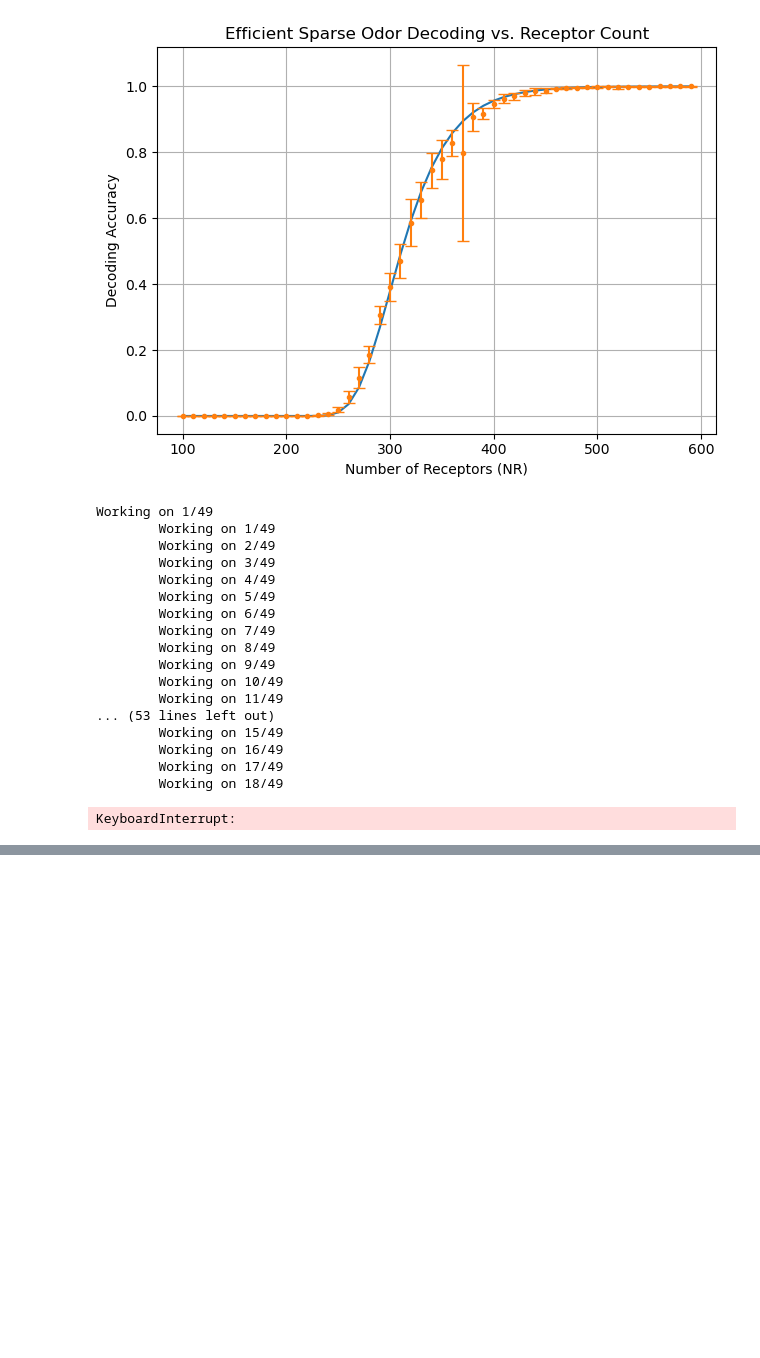
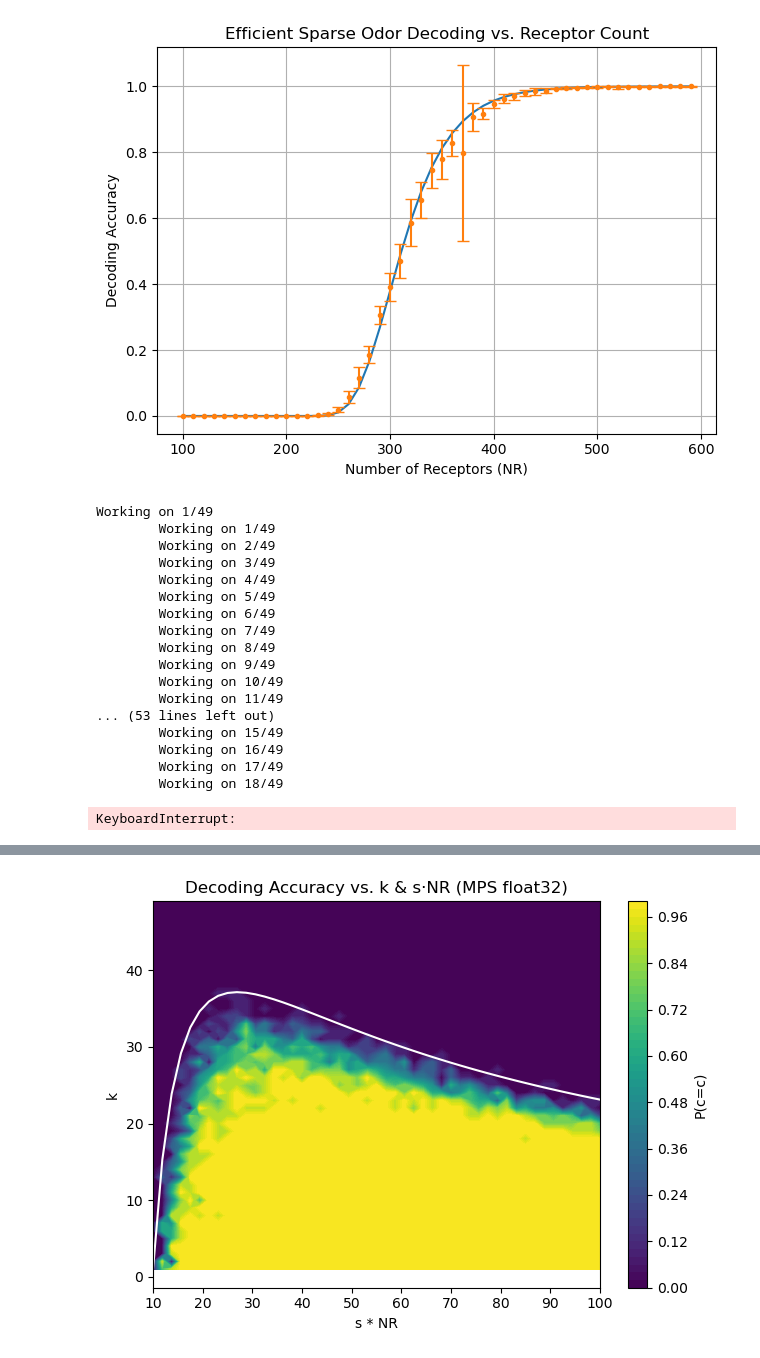
Before and after one commit to louis-jingzhe-jiang/phys304-project, a Jupyter notebook: notebook.ipynb, the cells around one changed output, grey strips where cells are left out. Saved outputs shown, nothing was run; the diff lists cells and outputs as text; code cells hidden in the pictures; blank space fills up the shorter version.

```diff
--- a/notebook.ipynb
+++ b/notebook.ipynb
@@ -294,0 +306,82 @@ Running on mps
+# %%
+import torch
+import numpy as np
+from matplotlib import pyplot as plt
+
+# pick MPS on macOS, else CPU
+device = torch.device('mps') if torch.backends.mps.is_available() else torch.device('cpu')
+print("Running on", device)
+
+# phalf can stay in NumPy, since it's tiny
+def phalf(s):
+    return -(-4.61486830584 + np.log(1/s)) / s
+
+# --- reuse our float32 MPS class: ---
+class BinaryEliminationSystemTorch:
+    def __init__(self, nl, nr, k, s, device):
+        self.device = device
+        self.nl, self.nr, self.k, self.s = nl, nr, k, s
+        self._make_ss_mat()
+
+    def _make_ss_mat(self):
+        # float32 0/1 sensing matrix
+        self.ss_mat = (torch.rand(self.nr, self.nl, device=self.device) < self.s).to(torch.float32)
+
+    def _make_odors(self, count):
+        odors = torch.zeros(self.nl, count, dtype=torch.float32, device=self.device)
+        for j in range(count):
+            idx = torch.randperm(self.nl, device=self.device)[:self.k]
+            odors[idx, j] = 1.0
+        return odors
+
+    def encode_decode(self, count):
+        odors = self._make_odors(count)           # (nl×count)
+        rr    = self.ss_mat @ odors               # (nr×count) sums
+        inactive = (rr == 0.0)                    # (nr×count) bool
+
+        bind_bool = self.ss_mat.bool().unsqueeze(2)   # (nr×nl×1)
+        inactive_u = inactive.unsqueeze(1)            # (nr×1×count)
+        zero_mask  = (bind_bool & inactive_u).any(dim=0)  # (nl×count) bool
+
+        pred = torch.ones(self.nl, count, dtype=torch.float32, device=self.device)
+        pred[zero_mask] = 0.0
+        return odors, pred
+
+    def accuracy(self, odors, pred):
+        od_b = odors  > 0.5
+        pd_b = pred   > 0.5
+        matches = (od_b == pd_b).all(dim=0)
+        return matches.sum().item() / matches.numel()
+
+# --- experiment setup ---
+NR      = 1000
+NL      = 100000
+k_vals  = np.arange(1, 50)
+s_vals  = np.linspace(0.01, 0.1, 49)
+
+probs   = np.zeros((len(k_vals), len(s_vals)))
+sNRs    = s_vals * NR
+ESTs    = phalf(s_vals)
+
+# --- run sims on MPS ---
+for i, s in enumerate(s_vals):
+    torch.mps.empty_cache()
+    for j, k in enumerate(k_vals):
+        sys = BinaryEliminationSystemTorch(NL, NR, k, s, device)
+        # regen sensing‐matrix each trial?
+        # (here we do one trial of 10 odors for speed)
+        odors, pred = sys.encode_decode(count=10)
+        probs[j, i] = sys.accuracy(odors, pred)
+    print(f"Done s-index {i+1}/{len(s_vals)}")
+
+# --- plotting ---
+plt.plot(sNRs, ESTs, color='w', label='Estimate phalf')
+plt.contourf(sNRs, k_vals, probs, levels=50, cmap='viridis')
+plt.colorbar(label='P(c=c)')
+plt.xlabel('s * NR')
+plt.ylabel('k')
+plt.title('Decoding Accuracy vs. k & s·NR (MPS float32)')
+plt.tight_layout()
+plt.savefig("binary2_mps.png")
+plt.show()
+# %% [output]
@@ -294,0 +405 @@ Running on mps
+[figure, added]
```
Also changed, not shown: parts of 5 cells of this notebook, 1 other file.
